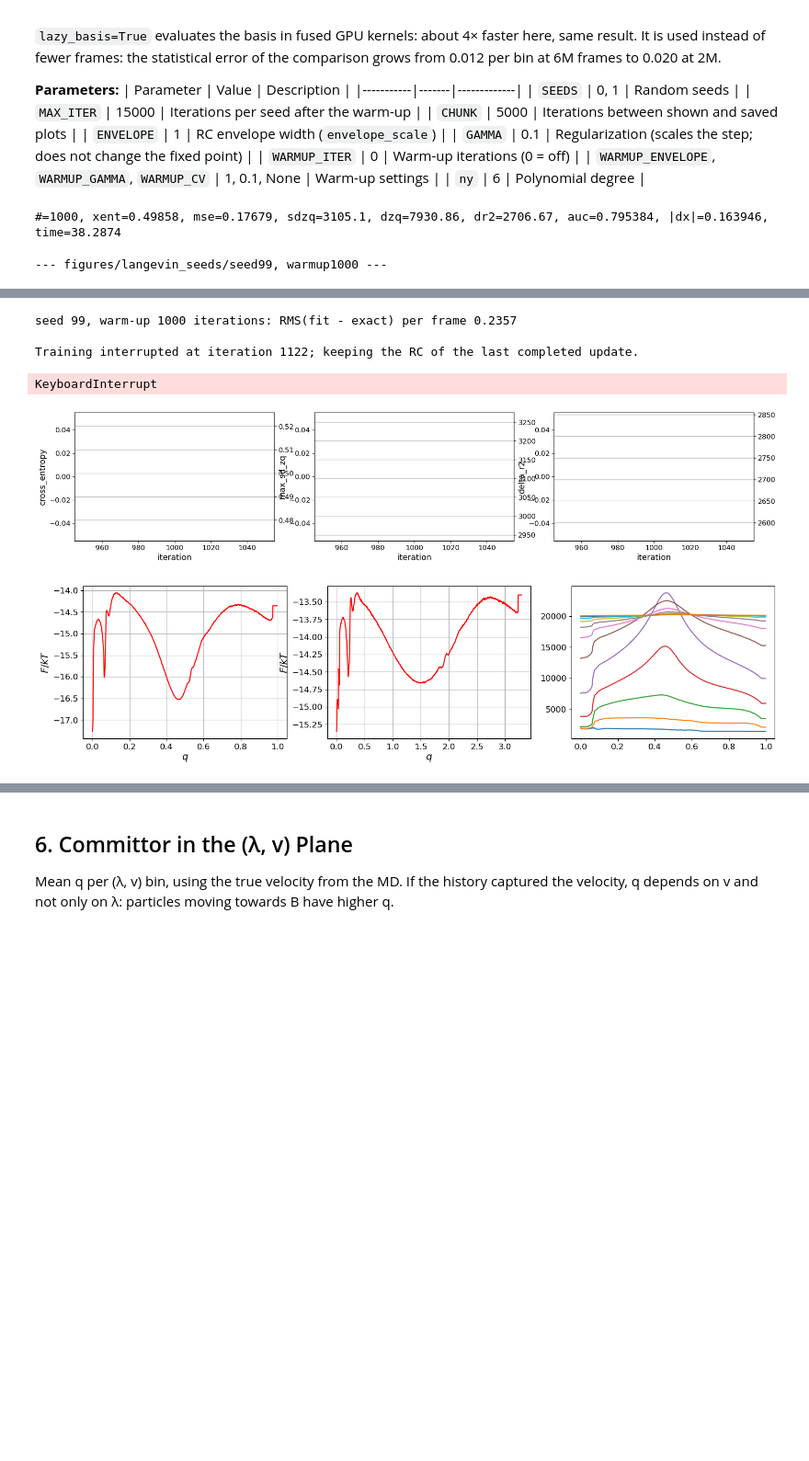
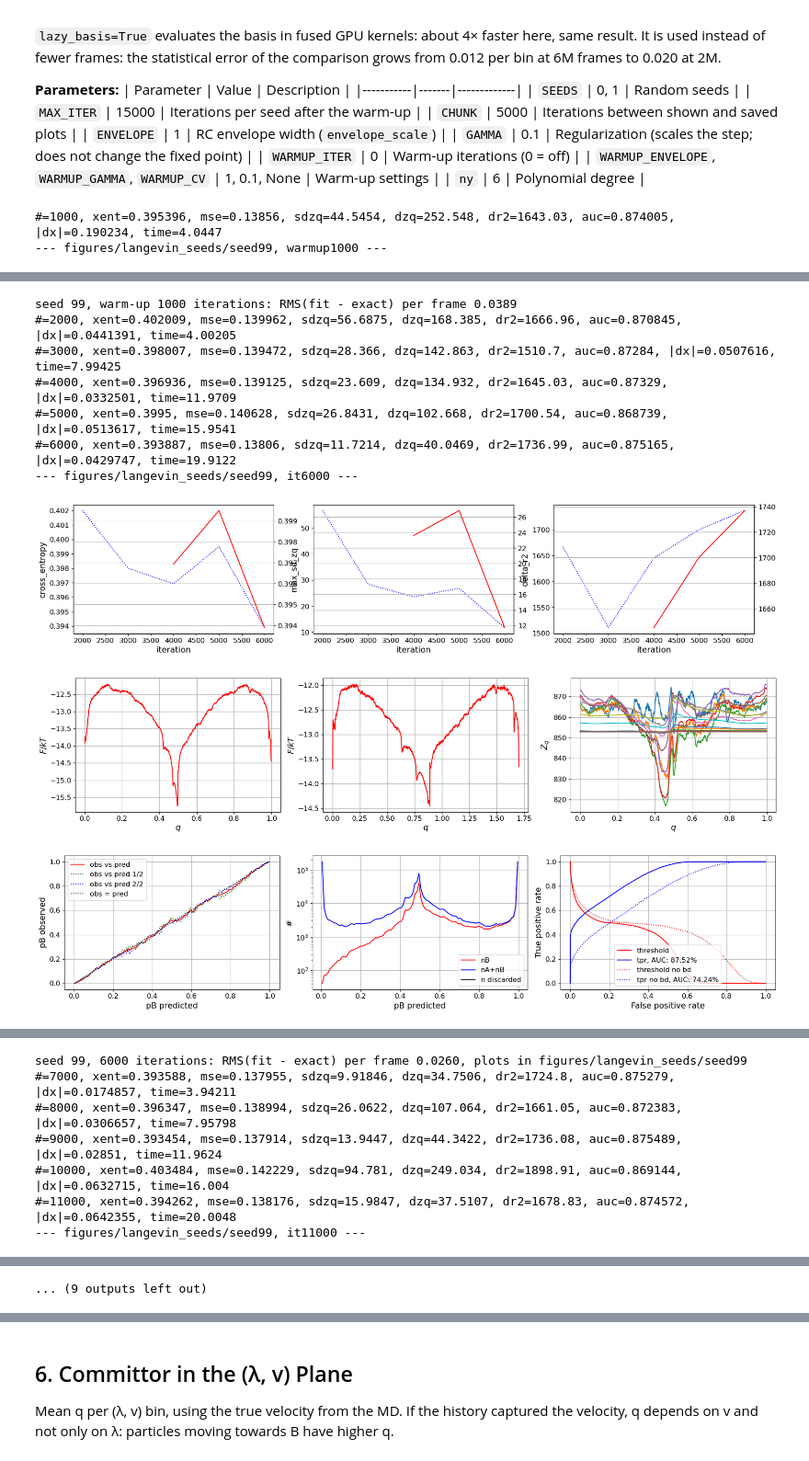
Before and after one commit to Eli4sW1ls/optimalrcs, a Jupyter notebook: examples/base_documented_1d_langevin.ipynb, the cells around one changed output, grey strips where cells are left out. Shown at 92% size. Drawn from its saved outputs; the diff is of its cells as text; code cells hidden in the pictures; blank space fills up the shorter version.

Commit message:
working 1d langevin seeds

```diff
--- a/examples/base_documented_1d_langevin.ipynb
+++ b/examples/base_documented_1d_langevin.ipynb
@@ -34,9 +34,9 @@ import optimalrcs, metrics, plots
 Loads the first `n_frames` frames (5M frames contain about 8000 A↔B transitions). The velocity `v` is only used to check the result in section 6, not in training.
 # %%
 SRC = '/home/staff7/fbsskr/Notebooks/Students/elias/data/simulations/md_istarwell2_100M'
-n_frames = 6_000_000
+n_frames = 1_000_000
 
-data = np.load(f'{SRC}/md_path.npy', mmap_mode='r')[:n_frames*4:4]
+data = np.load(f'{SRC}/md_path.npy', mmap_mode='r')[:n_frames]
 lam, v = np.array(data[:, 0]), np.array(data[:, 1])
 lambda_a, lambda_b = -0.35, 0.35
 dt = 0.005                         # MD time step = time per frame
@@ -92,13 +92,13 @@ CHUNK = 5000
 OUT = 'figures/langevin_seeds'
 
 ENVELOPE = 0.01                       # envelope_scale for the main run
-GAMMA = 0.1                        # regularization strength for the main run
+GAMMA = 0.                        # regularization strength for the main run
 # Optional warm-up: the first WARMUP_ITER iterations of every seed use their own envelope, gamma
 # and CV choice, then the main settings take over. WARMUP_ITER = 0 switches it off.
 WARMUP_ITER = 1000
-WARMUP_ENVELOPE = 1
-WARMUP_GAMMA = 0.1
-WARMUP_CV = 0                   # None: random CV as in the main run; 0: lambda only; 1: v only
+WARMUP_ENVELOPE = 1000000
+WARMUP_GAMMA = 0.
+WARMUP_CV = None                   # None: random CV as in the main run; 0: lambda only; 1: v only
 Y = cp.asarray(np.c_[lam, v])      # CVs: lambda and the recorded velocity
 
 # brute-force reference q(x, v), for the progress printout
@@ -173,5 +173,5 @@ for seed in SEEDS:
 for seed, r in results.items():
     print(f'seed {seed}: RMS(fit - exact) per frame {np.sqrt(np.mean((r[free] - q_exact[free]) ** 2)):.4f}')
 # %% [output]
-#=1000, xent=0.49858, mse=0.17679, sdzq=3105.1, dzq=7930.86, dr2=2706.67, auc=0.795384, |dx|=0.163946, time=38.2874
+#=1000, xent=0.395396, mse=0.13856, sdzq=44.5454, dzq=252.548, dr2=1643.03, auc=0.874005, |dx|=0.190234, time=4.0447
+--- figures/langevin_seeds/seed99, warmup1000 ---
---- figures/langevin_seeds/seed99, warmup1000 ---
@@ -182,6 +182,10 @@ for seed, r in results.items():
-seed 99, warm-up 1000 iterations: RMS(fit - exact) per frame 0.2357
-
-Training interrupted at iteration 1122; keeping the RC of the last completed update.
-KeyboardInterrupt
+seed 99, warm-up 1000 iterations: RMS(fit - exact) per frame 0.0389
+#=2000, xent=0.402009, mse=0.139962, sdzq=56.6875, dzq=168.385, dr2=1666.96, auc=0.870845, |dx|=0.0441391, time=4.00205
+#=3000, xent=0.398007, mse=0.139472, sdzq=28.366, dzq=142.863, dr2=1510.7, auc=0.87284, |dx|=0.0507616, time=7.99425
+#=4000, xent=0.396936, mse=0.139125, sdzq=23.609, dzq=134.932, dr2=1645.03, auc=0.87329, |dx|=0.0332501, time=11.9709
+#=5000, xent=0.3995, mse=0.140628, sdzq=26.8431, dzq=102.668, dr2=1700.54, auc=0.868739, |dx|=0.0513617, time=15.9541
+#=6000, xent=0.393887, mse=0.13806, sdzq=11.7214, dzq=40.0469, dr2=1736.99, auc=0.875165, |dx|=0.0429747, time=19.9122
+--- figures/langevin_seeds/seed99, it6000 ---
-[figure, old version]
+[figure, new version]
-[figure, old version]
+[figure, new version]
+[figure, added]
@@ -187,0 +193,7 @@ KeyboardInterrupt
+seed 99, 6000 iterations: RMS(fit - exact) per frame 0.0260, plots in figures/langevin_seeds/seed99
+#=7000, xent=0.393588, mse=0.137955, sdzq=9.91846, dzq=34.7506, dr2=1724.8, auc=0.875279, |dx|=0.0174857, time=3.94211
+#=8000, xent=0.396347, mse=0.138994, sdzq=26.0622, dzq=107.064, dr2=1661.05, auc=0.872383, |dx|=0.0306657, time=7.95798
+#=9000, xent=0.393454, mse=0.137914, sdzq=13.9447, dzq=44.3422, dr2=1736.08, auc=0.875489, |dx|=0.02851, time=11.9624
+#=10000, xent=0.403484, mse=0.142229, sdzq=94.781, dzq=249.034, dr2=1898.91, auc=0.869144, |dx|=0.0632715, time=16.004
+#=11000, xent=0.394262, mse=0.138176, sdzq=15.9847, dzq=37.5107, dr2=1678.83, auc=0.874572, |dx|=0.0642355, time=20.0048
+--- figures/langevin_seeds/seed99, it11000 ---
@@ -188,3 +201,4 @@ KeyboardInterrupt
+... (9 outputs left out)
 # %%
 import os
 from scipy.interpolate import RegularGridInterpolator
```
Also changed, not shown: parts of 4 cells of this notebook, 33 other files.
